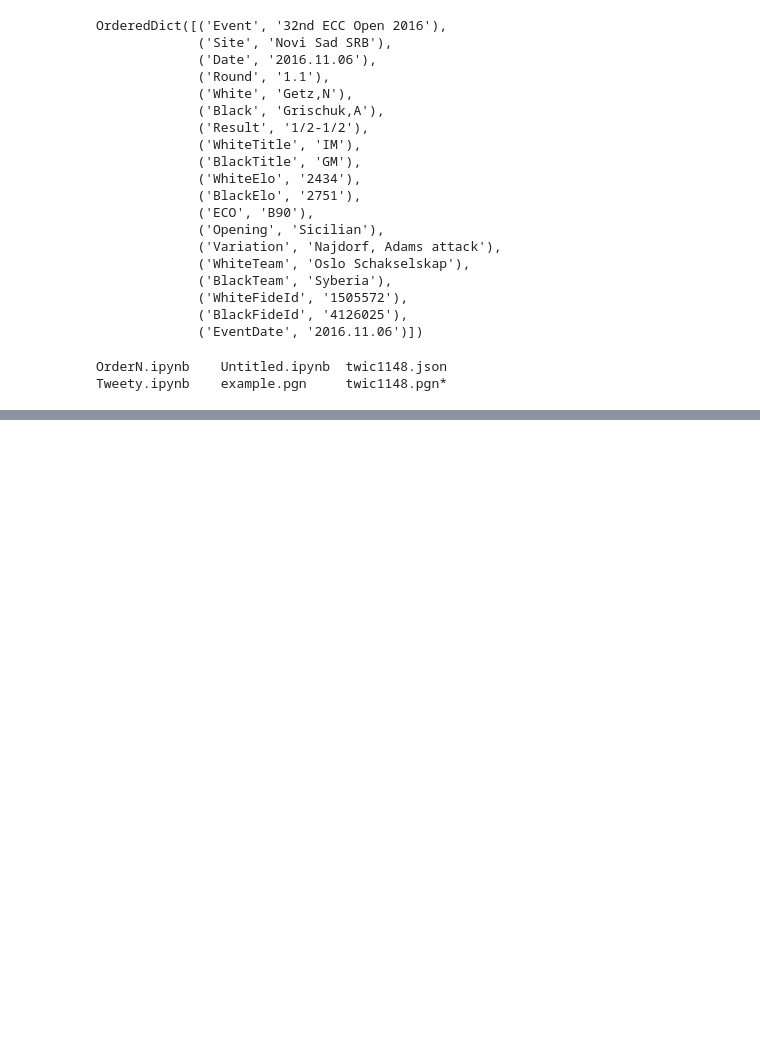
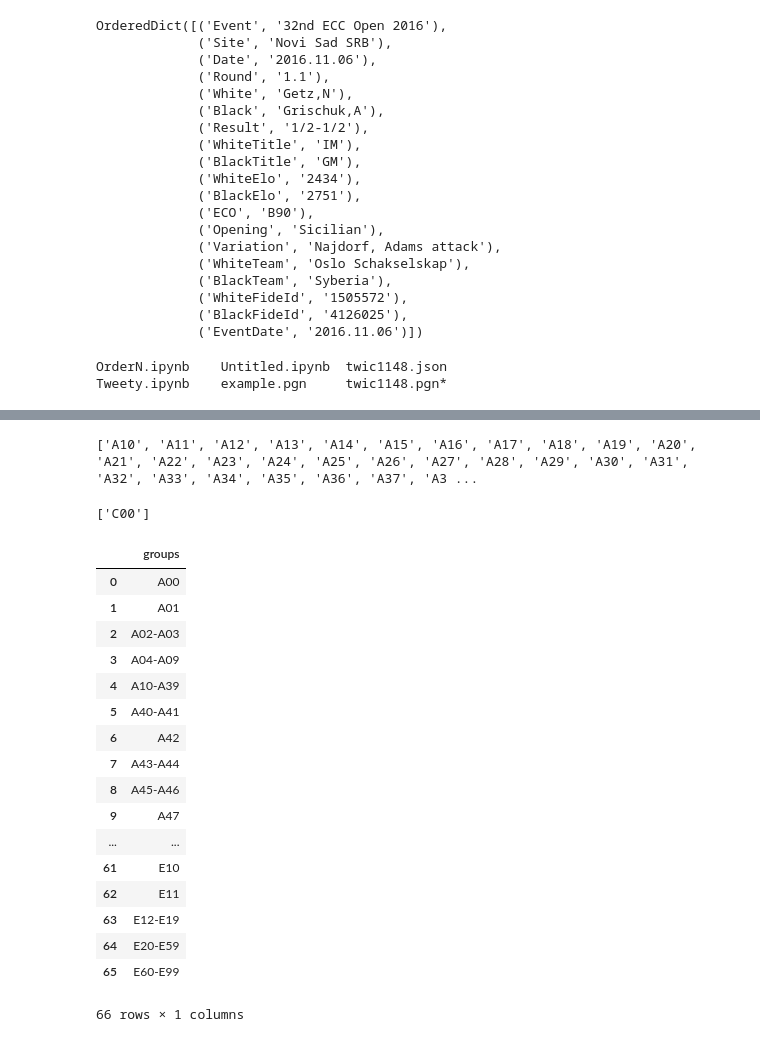
Before and after one commit to daroza/Capstone, a Jupyter notebook: src/Stockfish.ipynb, the cells around one changed output, grey strips where cells are left out. Cells and saved outputs as stored; diff of their text form; code cells hidden in the pictures; blank space fills up the shorter version.

```diff
--- a/src/Stockfish.ipynb
+++ b/src/Stockfish.ipynb
@@ -75,0 +127,7 @@ Tweety.ipynb    example.pgn     twic1148.pgn*
+# %%
+ops = []
+for i in range(10,40):
+   ops.append("A"+str(i))
+print ops
+# %% [output]
+['A10', 'A11', 'A12', 'A13', 'A14', 'A15', 'A16', 'A17', 'A18', 'A19', 'A20', 'A21', 'A22', 'A23', 'A24', 'A25', 'A26', 'A27', 'A28', 'A29', 'A30', 'A31', 'A32', 'A33', 'A34', 'A35', 'A36', 'A37', 'A3 ...
@@ -75,0 +161,4 @@ Tweety.ipynb    example.pgn     twic1148.pgn*
+# %%
+create_super_groups('C00')
+# %% [output]
+['C00']
@@ -75,0 +168,21 @@ Tweety.ipynb    example.pgn     twic1148.pgn*
+# %%
+groups
+# %% [output]
+|  | groups |
+| 0 | A00 |
+| 1 | A01 |
+| 2 | A02-A03 |
+| 3 | A04-A09 |
+| 4 | A10-A39 |
+| 5 | A40-A41 |
+| 6 | A42 |
+| 7 | A43-A44 |
+| 8 | A45-A46 |
+| 9 | A47 |
+| ... | ... |
+| 61 | E10 |
+| 62 | E11 |
+| 63 | E12-E19 |
+| 64 | E20-E59 |
+| 65 | E60-E99 |
+66 rows × 1 columns
```
Also changed, not shown: parts of 29 cells of this notebook, 5 other files.
